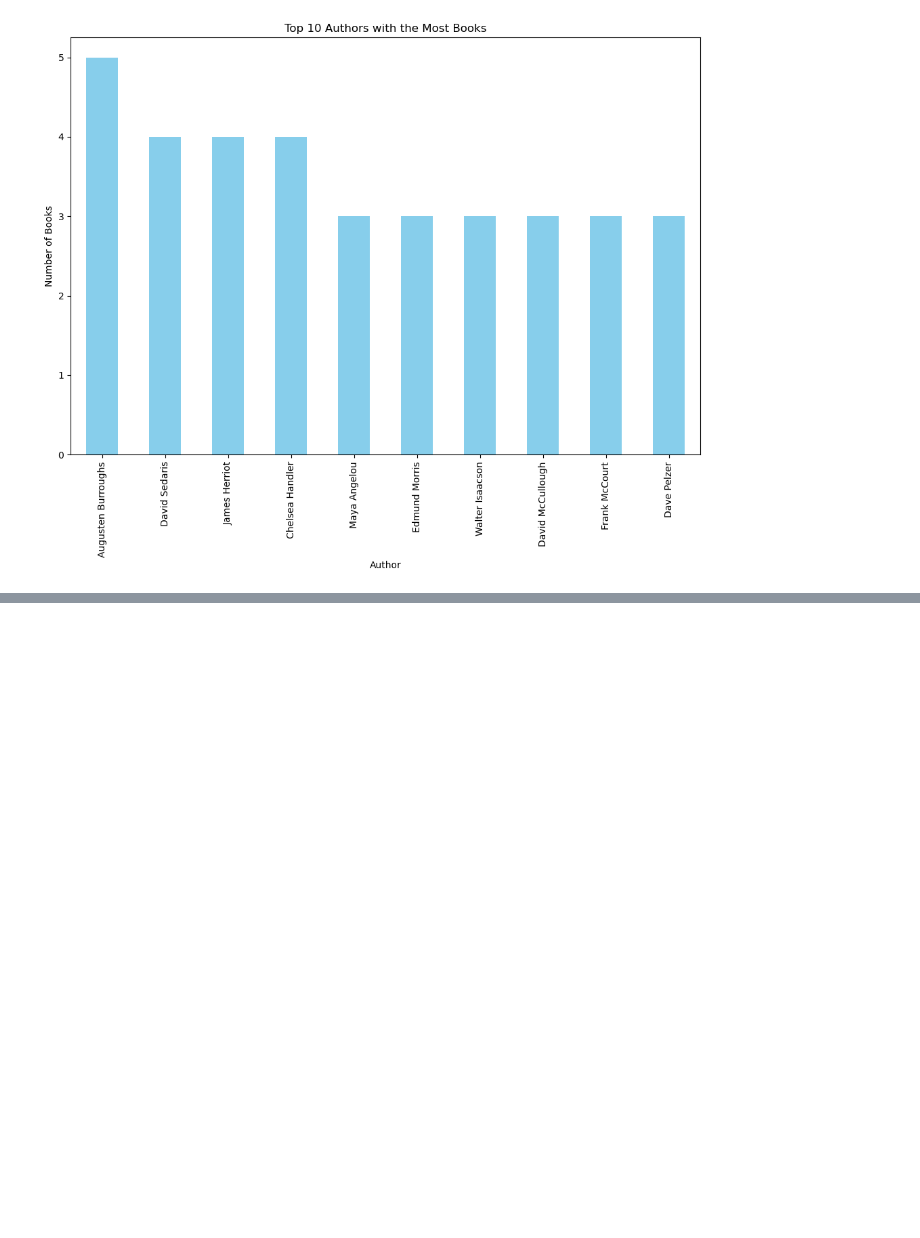
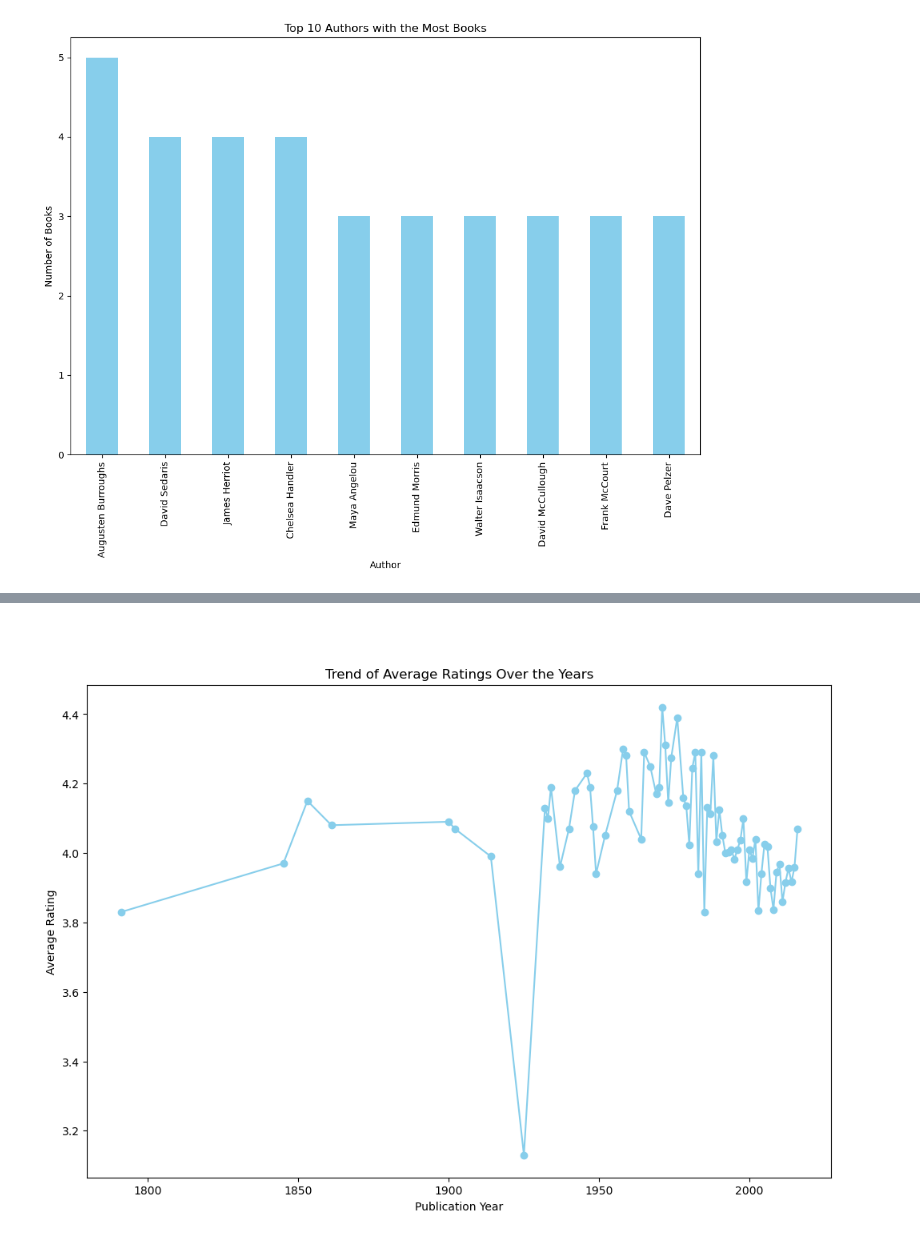
Before and after one commit to ShubhamGupta2505/randomwalk-ds-assessment, a Jupyter notebook: Assignment.ipynb, the cells around one changed output, grey strips where cells are left out. Saved outputs shown, nothing was run; the diff lists cells and outputs as text; code cells hidden in the pictures; blank space fills up the shorter version.

```diff
--- a/Assignment.ipynb
+++ b/Assignment.ipynb
@@ -196,0 +218,11 @@ plt.show()
+# %% [markdown]
+#
+# %%
+average_rating_by_year = books_df.groupby('original_publication_year')['average_rating'].mean()
+average_rating_by_year.plot(kind='line', marker='o', color='skyblue')
+plt.xlabel('Publication Year')
+plt.ylabel('Average Rating')
+plt.title('Trend of Average Ratings Over the Years')
+plt.show()
+# %% [output]
+[figure, added]
```
Also changed, not shown: parts of 4 cells of this notebook.
